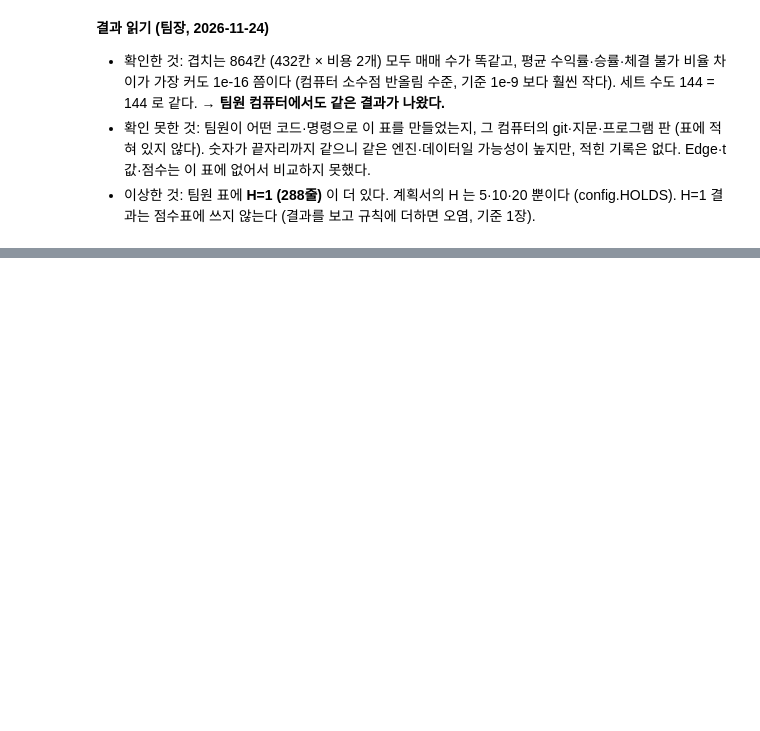
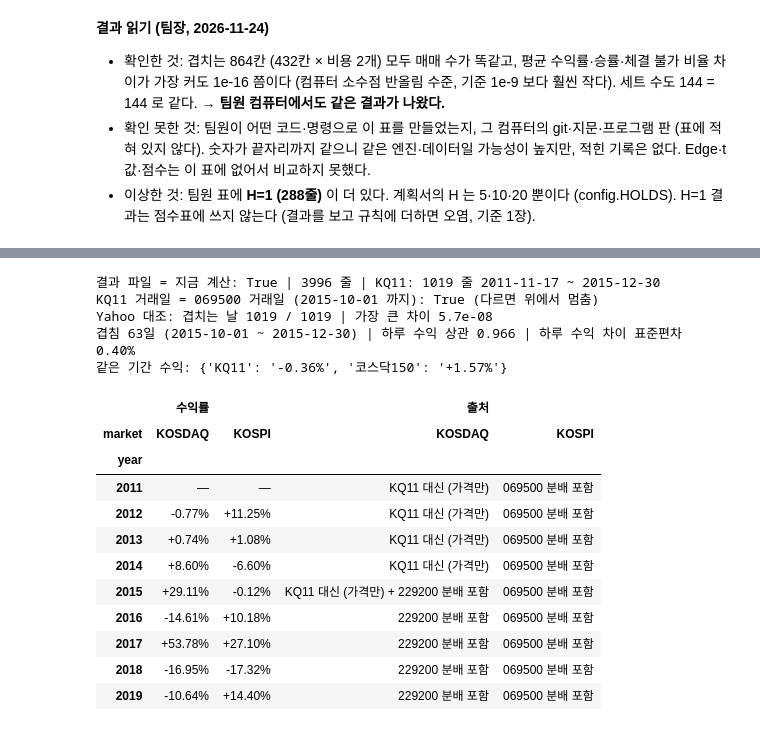
Before and after one commit to jaeyoung84/indexbeater, a Jupyter notebook: notebooks/05_점수표_실행점검.ipynb, the cells around one changed output, grey strips where cells are left out. Saved outputs shown, nothing was run; the diff lists cells and outputs as text; code cells hidden in the pictures; blank space fills up the shorter version.

```diff
--- a/notebooks/05_점수표_실행점검.ipynb
+++ b/notebooks/05_점수표_실행점검.ipynb
@@ -468,0 +609,65 @@ else:
+# %%
+import glob
+import json
+import os
+from pathlib import Path
+
+import pandas as pd
+from IPython.display import display
+
+from indexbeater import benchmark as B
+
+tr = B.build()
+kq = B.load_sub_index()
+ms = B.market_series(tr, kq)                    # KQ11 거래일이 069500 과 다르면 여기서 멈춘다
+saved = pd.read_csv(Path(root) / "results" / "benchmark_market.csv", parse_dates=["date"])
+pd.testing.assert_frame_equal(saved, ms, check_dtype=False)
+print("결과 파일 = 지금 계산:", True, "|", len(ms), "줄 | KQ11:", len(kq), "줄", kq["date"].min().date(), "~", kq["date"].max().date())
+print("KQ11 거래일 = 069500 거래일 (2015-10-01 까지): True (다르면 위에서 멈춤)")
+
+# 2) 다른 곳과 대조 (인터넷 필요, 2015-12-31 까지만)
+try:
+    import FinanceDataReader as fdr
+    y = fdr.DataReader("YAHOO:^KQ11", "2011-11-17", "2015-12-31")["Close"]
+    y.index = pd.to_datetime(y.index).tz_localize(None).normalize()
+    j = pd.concat([kq.set_index("date")["close"], y], axis=1, keys=["받은 KQ11", "Yahoo ^KQ11"], sort=True).dropna()
+    print(f"Yahoo 대조: 겹치는 날 {len(j)} / {len(kq)} | 가장 큰 차이 {(j.iloc[:, 0] / j.iloc[:, 1] - 1).abs().max():.1e}")
+except Exception as e:
+    print("Yahoo 대조 건너뜀 (인터넷·사이트 문제):", type(e).__name__)
+
+# 3) 겹치는 2015-10~12: KQ11 vs 코스닥150 (원자료 JSON, 2015년 파일만 연다)
+v = {}
+for f in sorted(glob.glob("data/krx_raw/ETF/2015*.json")):
+    if os.path.basename(f)[:8] < "20151001":
+        continue
+    d = json.load(open(f, encoding="utf-8"))
+    for x in (d["OutBlock_1"] if isinstance(d, dict) else d):
+        if x["ISU_CD"] == "229200" and x["OBJ_STKPRC_IDX"].strip():
+            v[pd.Timestamp(x["BAS_DD"])] = float(x["OBJ_STKPRC_IDX"].replace(",", ""))
+both = pd.concat([kq.set_index("date")["close"], pd.Series(v)], axis=1, keys=["KQ11", "코스닥150"], sort=True).dropna()
+r = both.pct_change().dropna()
+print(f"겹침 {len(both)}일 ({both.index.min().date()} ~ {both.index.max().date()}) | 하루 수익 상관 {r.corr().iloc[0, 1]:.3f}"
+      f" | 하루 수익 차이 표준편차 {(r.iloc[:, 0] - r.iloc[:, 1]).std():.2%}")
+print("같은 기간 수익:", {k: f"{v:+.2%}" for k, v in (both.iloc[-1] / both.iloc[0] - 1).items()})
+
+# 4) 시장별 연도 수익률
+t9 = B.market_yearly(ms).pivot(index="year", columns="market", values=["수익률", "출처"])
+display(t9.style.format("{:+.2%}", subset=["수익률"], na_rep="—"))
+# %% [output]
+결과 파일 = 지금 계산: True | 3996 줄 | KQ11: 1019 줄 2011-11-17 ~ 2015-12-30
+KQ11 거래일 = 069500 거래일 (2015-10-01 까지): True (다르면 위에서 멈춤)
+Yahoo 대조: 겹치는 날 1019 / 1019 | 가장 큰 차이 5.7e-08
+겹침 63일 (2015-10-01 ~ 2015-12-30) | 하루 수익 상관 0.966 | 하루 수익 차이 표준편차 0.40%
+같은 기간 수익: {'KQ11': '-0.36%', '코스닥150': '+1.57%'}
+|  | 수익률 |  | 출처 |  |
+| market | KOSDAQ | KOSPI | KOSDAQ | KOSPI |
+| year |  |  |  |  |
+| 2011 | — | — | KQ11 대신 (가격만) | 069500 분배 포함 |
+| 2012 | -0.77% | +11.25% | KQ11 대신 (가격만) | 069500 분배 포함 |
+| 2013 | +0.74% | +1.08% | KQ11 대신 (가격만) | 069500 분배 포함 |
+| 2014 | +8.60% | -6.60% | KQ11 대신 (가격만) | 069500 분배 포함 |
+| 2015 | +29.11% | -0.12% | KQ11 대신 (가격만) + 229200 분배 포함 | 069500 분배 포함 |
+| 2016 | -14.61% | +10.18% | 229200 분배 포함 | 069500 분배 포함 |
+| 2017 | +53.78% | +27.10% | 229200 분배 포함 | 069500 분배 포함 |
+| 2018 | -16.95% | -17.32% | 229200 분배 포함 | 069500 분배 포함 |
+| 2019 | -10.64% | +14.40% | 229200 분배 포함 | 069500 분배 포함 |
```
Also changed, not shown: parts of 5 cells of this notebook, 7 other files.
